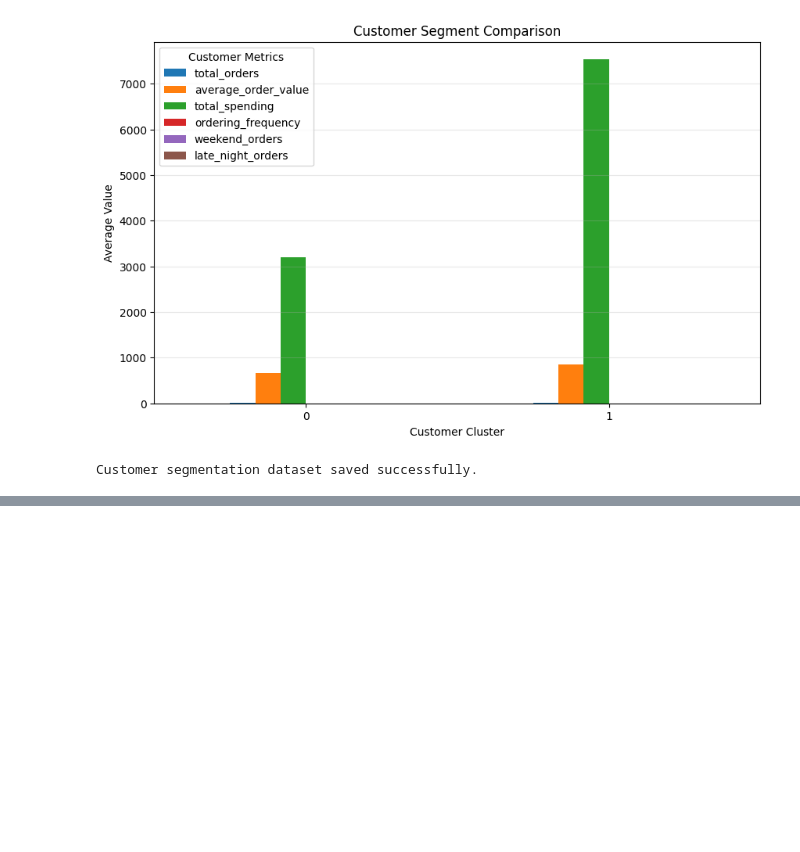
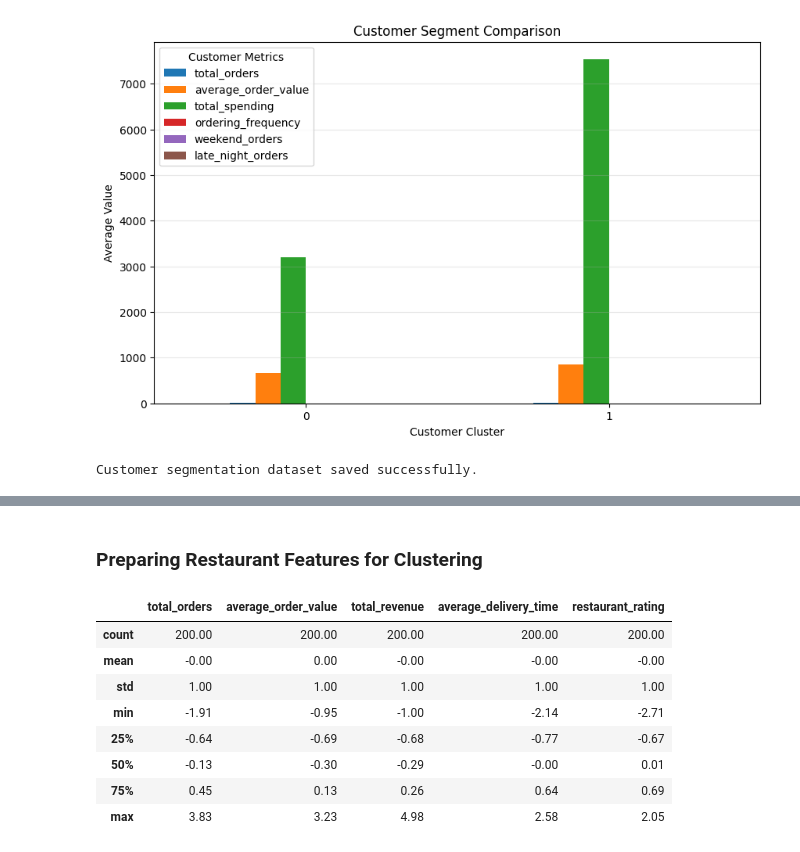
Before and after one commit to pragnav-work/ML_project_1, a Jupyter notebook: notebooks/02_segmentation.ipynb, the cells around one changed output, grey strips where cells are left out. Cells and saved outputs as stored; diff of their text form; code cells hidden in the pictures; blank space fills up the shorter version.

```diff
--- a/notebooks/02_segmentation.ipynb
+++ b/notebooks/02_segmentation.ipynb
@@ -1441,0 +1445,14 @@ Customer segmentation dataset saved successfully.
+# %%
+# Calculate order-level metrics for each restaurant
+
+restaurant_order_features = (
+    orders.groupby('restaurant_id')
+    .agg(
+        total_orders=('order_id', 'count'),
+        average_order_value=('order_amount', 'mean'),
+        total_revenue=('order_amount', 'sum')
+    )
+    .reset_index()
+)
+
+restaurant_order_features.head()
@@ -1441,0 +1528,33 @@ Customer segmentation dataset saved successfully.
+# %% [markdown]
+### Preparing Restaurant Features for Clustering
+# %%
+# Remove restaurant identifier before model training
+
+restaurant_model_data = restaurant_features.drop(
+    columns='restaurant_id'
+)
+
+# Standardize restaurant features
+
+restaurant_scaled = scaler.fit_transform(
+    restaurant_model_data
+)
+
+# Create a DataFrame containing the scaled features
+
+restaurant_scaled_df = pd.DataFrame(
+    restaurant_scaled,
+    columns=restaurant_model_data.columns
+)
+
+restaurant_scaled_df.describe().round(2)
+# %% [output]
+|  | total_orders | average_order_value | total_revenue | average_delivery_time | restaurant_rating |
+| count | 200.00 | 200.00 | 200.00 | 200.00 | 200.00 |
+| mean | -0.00 | 0.00 | -0.00 | -0.00 | -0.00 |
+| std | 1.00 | 1.00 | 1.00 | 1.00 | 1.00 |
+| min | -1.91 | -0.95 | -1.00 | -2.14 | -2.71 |
+| 25% | -0.64 | -0.69 | -0.68 | -0.77 | -0.67 |
+| 50% | -0.13 | -0.30 | -0.29 | -0.00 | 0.01 |
+| 75% | 0.45 | 0.13 | 0.26 | 0.64 | 0.69 |
+| max | 3.83 | 3.23 | 4.98 | 2.58 | 2.05 |
```
Also changed, not shown: parts of 24 cells of this notebook, 1 other file.
